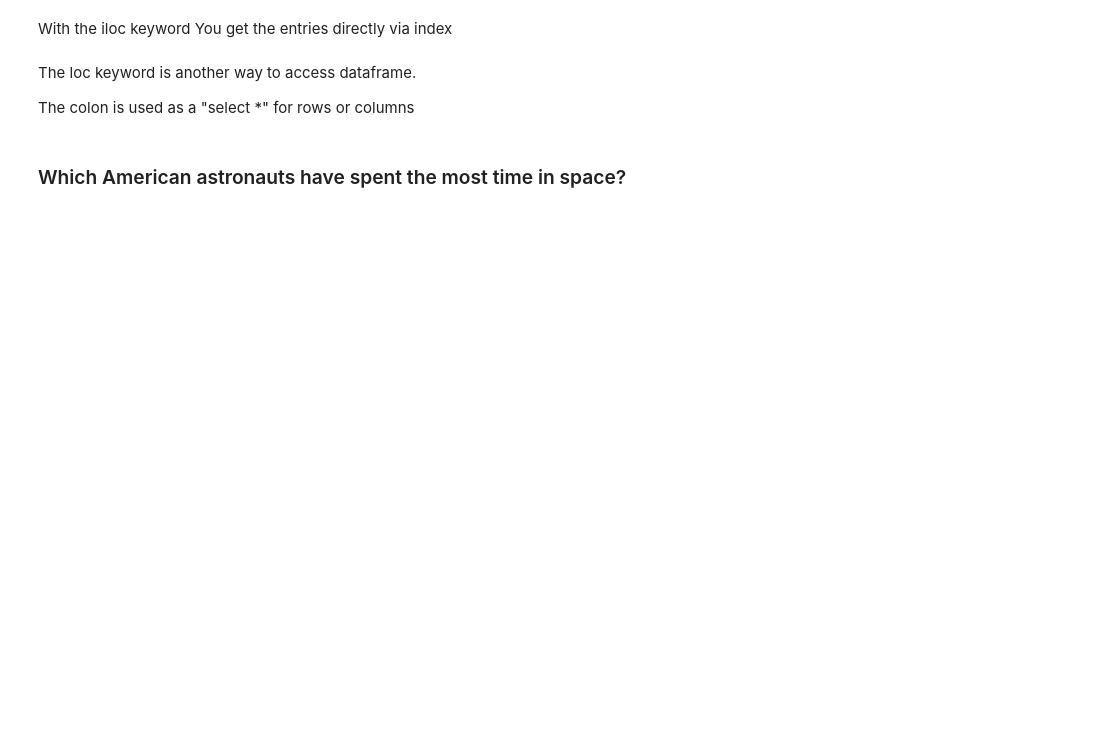
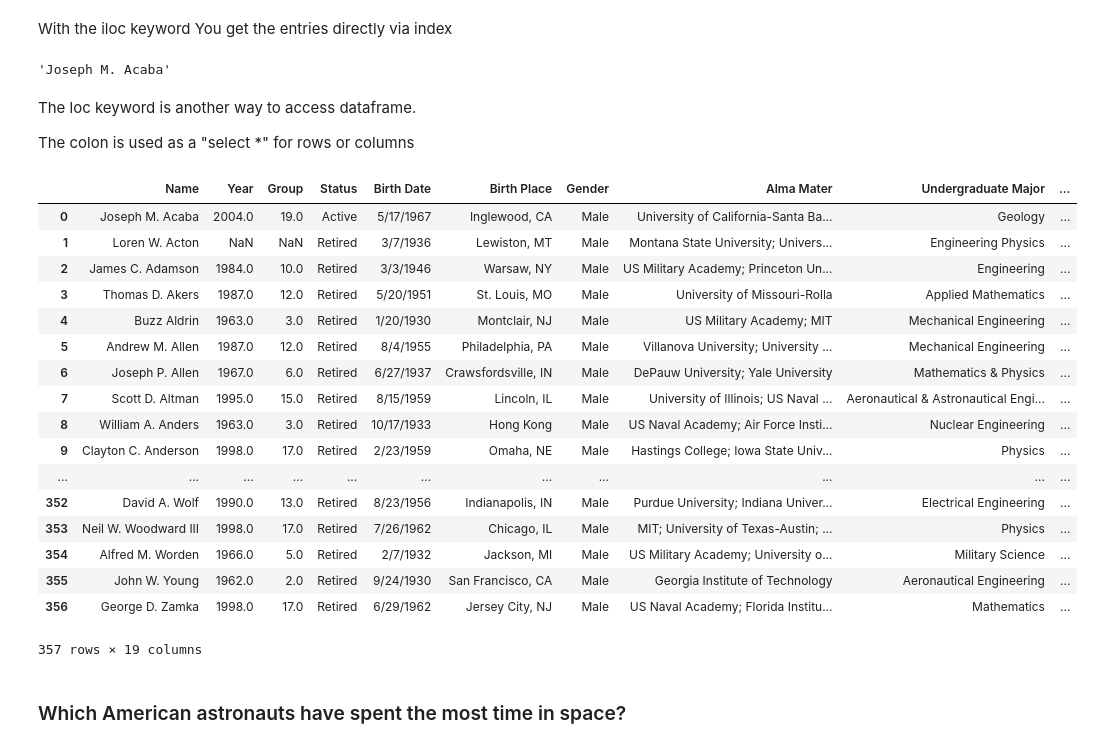
Before and after one commit to jboegeholz/introduction_to_pandas, a Jupyter notebook: astronauts_with_pandas.ipynb, the cells around one changed output. Saved outputs shown, nothing was run; the diff lists cells and outputs as text; code cells hidden in the pictures; blank space fills up the shorter version.

```diff
--- a/astronauts_with_pandas.ipynb
+++ b/astronauts_with_pandas.ipynb
@@ -37,13 +72,34 @@ astronaut_data.tail(7)
 # %% [markdown]
 With the iloc keyword You get the entries directly via index
 # %%
-astronaut_data.iloc[0, 0]
+df.iloc[0, 0]
+# %% [output]
+'Joseph M. Acaba'
 # %% [markdown]
 The loc keyword is another way to access dataframe.
 
 The colon is used as a "select *" for rows or columns
 # %%
-astronaut_data.iloc[:, :]
+df.iloc[:, :]
+# %% [output]
+|  | Name | Year | Group | Status | Birth Date | Birth Place | Gender | Alma Mater | Undergraduate Major | ... |
+| 0 | Joseph M. Acaba | 2004.0 | 19.0 | Active | 5/17/1967 | Inglewood, CA | Male | University of California-Santa Ba... | Geology | ... |
+| 1 | Loren W. Acton | NaN | NaN | Retired | 3/7/1936 | Lewiston, MT | Male | Montana State University; Univers... | Engineering Physics | ... |
+| 2 | James C. Adamson | 1984.0 | 10.0 | Retired | 3/3/1946 | Warsaw, NY | Male | US Military Academy; Princeton Un... | Engineering | ... |
+| 3 | Thomas D. Akers | 1987.0 | 12.0 | Retired | 5/20/1951 | St. Louis, MO | Male | University of Missouri-Rolla | Applied Mathematics | ... |
+| 4 | Buzz Aldrin | 1963.0 | 3.0 | Retired | 1/20/1930 | Montclair, NJ | Male | US Military Academy; MIT | Mechanical Engineering | ... |
+| 5 | Andrew M. Allen | 1987.0 | 12.0 | Retired | 8/4/1955 | Philadelphia, PA | Male | Villanova University; University ... | Mechanical Engineering | ... |
+| 6 | Joseph P. Allen | 1967.0 | 6.0 | Retired | 6/27/1937 | Crawsfordsville, IN | Male | DePauw University; Yale University | Mathematics & Physics | ... |
+| 7 | Scott D. Altman | 1995.0 | 15.0 | Retired | 8/15/1959 | Lincoln, IL | Male | University of Illinois; US Naval ... | Aeronautical & Astronautical Engi... | ... |
+| 8 | William A. Anders | 1963.0 | 3.0 | Retired | 10/17/1933 | Hong Kong | Male | US Naval Academy; Air Force Insti... | Nuclear Engineering | ... |
+| 9 | Clayton C. Anderson | 1998.0 | 17.0 | Retired | 2/23/1959 | Omaha, NE | Male | Hastings College; Iowa State Univ... | Physics | ... |
+| ... | ... | ... | ... | ... | ... | ... | ... | ... | ... | ... |
+| 352 | David A. Wolf | 1990.0 | 13.0 | Retired | 8/23/1956 | Indianapolis, IN | Male | Purdue University; Indiana Univer... | Electrical Engineering | ... |
+| 353 | Neil W. Woodward III | 1998.0 | 17.0 | Retired | 7/26/1962 | Chicago, IL | Male | MIT; University of Texas-Austin; ... | Physics | ... |
+| 354 | Alfred M. Worden | 1966.0 | 5.0 | Retired | 2/7/1932 | Jackson, MI | Male | US Military Academy; University o... | Military Science | ... |
+| 355 | John W. Young | 1962.0 | 2.0 | Retired | 9/24/1930 | San Francisco, CA | Male | Georgia Institute of Technology | Aeronautical Engineering | ... |
+| 356 | George D. Zamka | 1998.0 | 17.0 | Retired | 6/29/1962 | Jersey City, NJ | Male | US Naval Academy; Florida Institu... | Mathematics | ... |
+357 rows × 19 columns
 # %% [markdown]
 ### Which American astronauts have spent the most time in space?
 # %%
```
Also changed, not shown: parts of 13 cells of this notebook.
